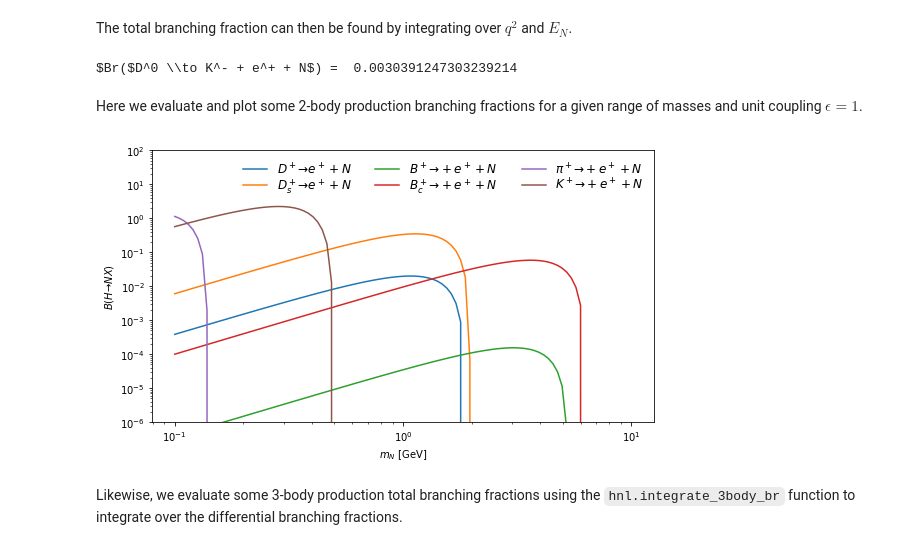
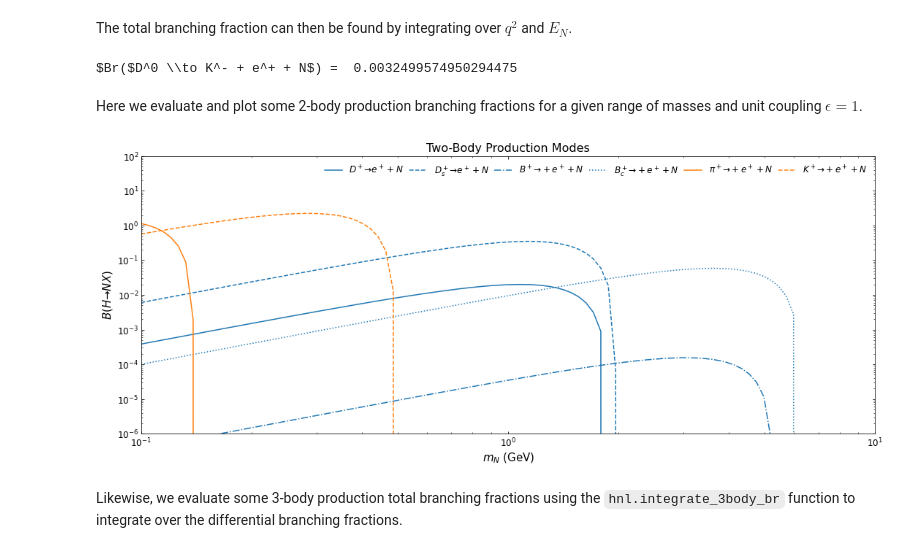
Before and after one commit to laroccod/HNLCalc, a Jupyter notebook: Example.ipynb, the cells around one changed output. Saved outputs shown, nothing was run; the diff lists cells and outputs as text; code cells hidden in the pictures.

```diff
--- a/Example.ipynb
+++ b/Example.ipynb
@@ -84,40 +154,33 @@ print (hnl.get_channels_3body()[0]['br'])
 # %% [markdown]
 The total branching fraction can then be found by integrating over $q^2$ and $E_N$.
 # %%
-label, pid0, pid1, pid2 , br, integration, latex_label = hnl.get_channels_3body()[0].values()
+label, pid0, pid1, pid2 , br, integration, latex_label = channels_3body[0].values()
 m0, m1, m2 = hnl.masses(pid0), hnl.masses(pid1), hnl.masses(pid2)
 print(r'$Br($D^0 \\to K^- + e^+ + N$) = ', hnl.integrate_3body_br(br, mass, m0, m1, m2, integration=integration))
 # %% [output]
-$Br($D^0 \\to K^- + e^+ + N$) =  0.0030391247303239214
+$Br($D^0 \\to K^- + e^+ + N$) =  0.0032499574950294475
 # %% [markdown]
 Here we evaluate and plot some 2-body production branching fractions for a given range of masses and unit coupling $\epsilon=1$.
-# %%
-# get subset of channels
-production_channels_2body = hnl.get_channels_2body()[::2][:6]
-masses, coupling = np.logspace(-1,1,100), 1
-
-# get BR
-branching_fractions, latex_labels  = {}, {}
-for production_channel in production_channels_2body:
-    label, pid0, pid1, br, latex_label = production_channel.values()
-    branching_fractions[label] = [eval(br) if mass<hnl.masses(pid0)-hnl.masses(pid1) else 0 for mass in masses]
-    latex_labels[label] = latex_label
-
-
-# plot
-matplotlib.rcParams.update({'font.size': 15})
-fig = plt.figure(figsize=(9,5))
-for label in branching_fractions.keys():
-    plt.plot(masses, branching_fractions[label], label=latex_labels[label])
-
-plt.ylim(1e-6, 1e2)
-plt.xscale("log")
-plt.yscale("log")
-plt.xlabel(r'$m_N$ [GeV]')
-plt.ylabel(r'$B(H \to N X)$')
-plt.legend(frameon=False, labelspacing=0, ncol=3, fontsize=12, loc='upper right')
-plt.show()
-# %% [output]
-[figure, removed]
+# %%
+ax = HNLCalc.initialize_plot(x_label = r"$m_N$ (GeV)", y_label = r"$B(H \to N X)$", title = "Two-Body Production Modes", xlims = (1e-1,10), ylims = (1e-6,100))
+
+# get subset of channels
+production_channels_2body = channels_2body[::2][:6]
+masses, coupling = np.logspace(-1,1,100), 1
+
+# get BR
+branching_fractions, latex_labels  = {}, {}
+for production_channel in production_channels_2body:
+    label, pid0, pid1, br, latex_label = production_channel.values()
+    branching_fractions[label] = [eval(br) if mass<hnl.masses(pid0)-hnl.masses(pid1) else 0 for mass in masses]
+    latex_labels[label] = latex_label
+
+# plot
+for label in branching_fractions.keys():
+    ax.plot(masses, branching_fractions[label], label=latex_labels[label])
+
+_=ax.legend(prop={'size': 12},loc='upper right',frameon=False,ncol=6,labelspacing=0,columnspacing = .65)
+# %% [output]
+[figure, added]
 # %% [markdown]
 Likewise, we evaluate some 3-body production total branching fractions using the `hnl.integrate_3body_br` function to integrate over the differential branching fractions.
```
Also changed, not shown: parts of 22 cells of this notebook, 1 other file.
